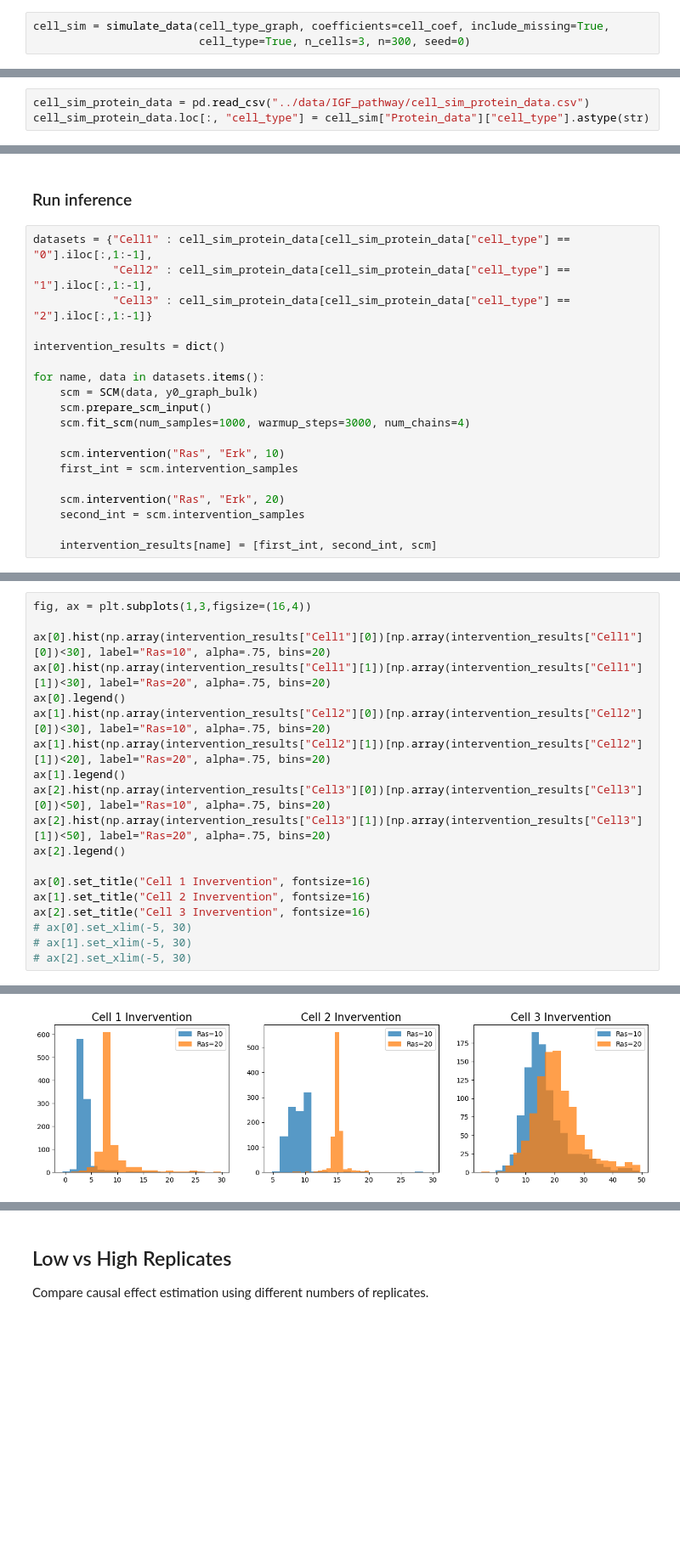
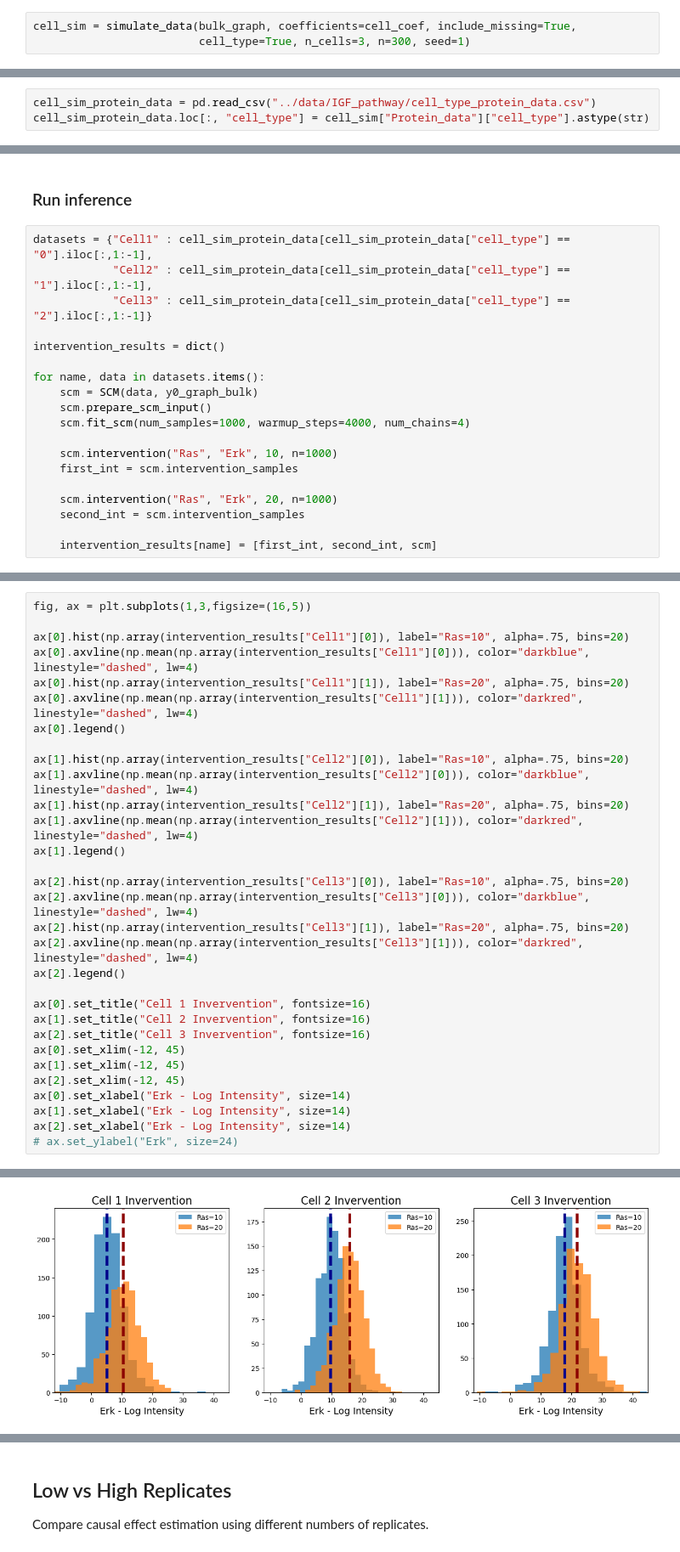
Before and after one commit to devonjkohler/Causomic, a Jupyter notebook: vignettes/IGF_simulation_analysis.ipynb, the cells around one changed output, grey strips where cells are left out. Shown at 85% size. Drawn from its saved outputs; the diff is of its cells as text; blank space fills up the shorter version.

Commit message:
vignettes for plots

```diff
--- a/vignettes/IGF_simulation_analysis.ipynb
+++ b/vignettes/IGF_simulation_analysis.ipynb
@@ -249,8 +270,8 @@ np.mean(gt_int_cell[1][gt_int_cell[2] == 2]) - np.mean(gt_int_cell[0][gt_int_cel
 # %% [markdown]
 ### Simulate Data
 # %%
-cell_sim = simulate_data(cell_type_graph, coefficients=cell_coef, include_missing=True,
-                         cell_type=True, n_cells=3, n=300, seed=0)
+cell_sim = simulate_data(bulk_graph, coefficients=cell_coef, include_missing=True,
+                         cell_type=True, n_cells=3, n=300, seed=1)
 # %% [output]
 simulating data...
 adding feature level data...
@@ -280,7 +301,7 @@ Type:      function
 # %%
 cell_sim["Feature_data"].to_csv("../data/IGF_pathway/cell_type_feature_data.csv", index=False)
 # %%
-cell_sim_protein_data = pd.read_csv("../data/IGF_pathway/cell_sim_protein_data.csv")
+cell_sim_protein_data = pd.read_csv("../data/IGF_pathway/cell_type_protein_data.csv")
 cell_sim_protein_data.loc[:, "cell_type"] = cell_sim["Protein_data"]["cell_type"].astype(str)
 # %% [markdown]
 ### Initial Analysis
@@ -503,12 +504,12 @@ intervention_results = dict()
 for name, data in datasets.items():
     scm = SCM(data, y0_graph_bulk)
     scm.prepare_scm_input()
-    scm.fit_scm(num_samples=1000, warmup_steps=3000, num_chains=4)
+    scm.fit_scm(num_samples=1000, warmup_steps=4000, num_chains=4)
 
-    scm.intervention("Ras", "Erk", 10)
+    scm.intervention("Ras", "Erk", 10, n=1000)
     first_int = scm.intervention_samples
 
-    scm.intervention("Ras", "Erk", 20)
+    scm.intervention("Ras", "Erk", 20, n=1000)
     second_int = scm.intervention_samples
 
     intervention_results[name] = [first_int, second_int, scm]
@@ -515,20 +529,32 @@ for name, data in datasets.items():
 # %%
-fig, ax = plt.subplots(1,3,figsize=(16,4))
+fig, ax = plt.subplots(1,3,figsize=(16,5))
 
-ax[0].hist(np.array(intervention_results["Cell1"][0])[np.array(intervention_results["Cell1"][0])<30], label="Ras=10", alpha=.75, bins=20)
-ax[0].hist(np.array(intervention_results["Cell1"][1])[np.array(intervention_results["Cell1"][1])<30], label="Ras=20", alpha=.75, bins=20)
+ax[0].hist(np.array(intervention_results["Cell1"][0]), label="Ras=10", alpha=.75, bins=20)
+ax[0].axvline(np.mean(np.array(intervention_results["Cell1"][0])), color="darkblue", linestyle="dashed", lw=4)
+ax[0].hist(np.array(intervention_results["Cell1"][1]), label="Ras=20", alpha=.75, bins=20)
+ax[0].axvline(np.mean(np.array(intervention_results["Cell1"][1])), color="darkred", linestyle="dashed", lw=4)
 ax[0].legend()
-ax[1].hist(np.array(intervention_results["Cell2"][0])[np.array(intervention_results["Cell2"][0])<30], label="Ras=10", alpha=.75, bins=20)
-ax[1].hist(np.array(intervention_results["Cell2"][1])[np.array(intervention_results["Cell2"][1])<20], label="Ras=20", alpha=.75, bins=20)
+
+ax[1].hist(np.array(intervention_results["Cell2"][0]), label="Ras=10", alpha=.75, bins=20)
+ax[1].axvline(np.mean(np.array(intervention_results["Cell2"][0])), color="darkblue", linestyle="dashed", lw=4)
+ax[1].hist(np.array(intervention_results["Cell2"][1]), label="Ras=20", alpha=.75, bins=20)
+ax[1].axvline(np.mean(np.array(intervention_results["Cell2"][1])), color="darkred", linestyle="dashed", lw=4)
 ax[1].legend()
-ax[2].hist(np.array(intervention_results["Cell3"][0])[np.array(intervention_results["Cell3"][0])<50], label="Ras=10", alpha=.75, bins=20)
-ax[2].hist(np.array(intervention_results["Cell3"][1])[np.array(intervention_results["Cell3"][1])<50], label="Ras=20", alpha=.75, bins=20)
+
+ax[2].hist(np.array(intervention_results["Cell3"][0]), label="Ras=10", alpha=.75, bins=20)
+ax[2].axvline(np.mean(np.array(intervention_results["Cell3"][0])), color="darkblue", linestyle="dashed", lw=4)
+ax[2].hist(np.array(intervention_results["Cell3"][1]), label="Ras=20", alpha=.75, bins=20)
+ax[2].axvline(np.mean(np.array(intervention_results["Cell3"][1])), color="darkred", linestyle="dashed", lw=4)
 ax[2].legend()
 
 ax[0].set_title("Cell 1 Invervention", fontsize=16)
 ax[1].set_title("Cell 2 Invervention", fontsize=16)
 ax[2].set_title("Cell 3 Invervention", fontsize=16)
-# ax[0].set_xlim(-5, 30)
-# ax[1].set_xlim(-5, 30)
-# ax[2].set_xlim(-5, 30)
+ax[0].set_xlim(-12, 45)
+ax[1].set_xlim(-12, 45)
+ax[2].set_xlim(-12, 45)
+ax[0].set_xlabel("Erk - Log Intensity", size=14)
+ax[1].set_xlabel("Erk - Log Intensity", size=14)
+ax[2].set_xlabel("Erk - Log Intensity", size=14)
+# ax.set_ylabel("Erk", size=24)
 # %% [output]
@@ -536,4 +562,4 @@ Text(0.5, 1.0, 'Cell 3 Invervention')
-[figure, old version]
+[figure, new version]
 # %%
 np.mean(np.array(intervention_results["Cell1"][1])) - np.mean(np.array(intervention_results["Cell1"][0]))
 # %% [output]
```
Also changed, not shown: parts of 122 cells of this notebook, 5 other files.
